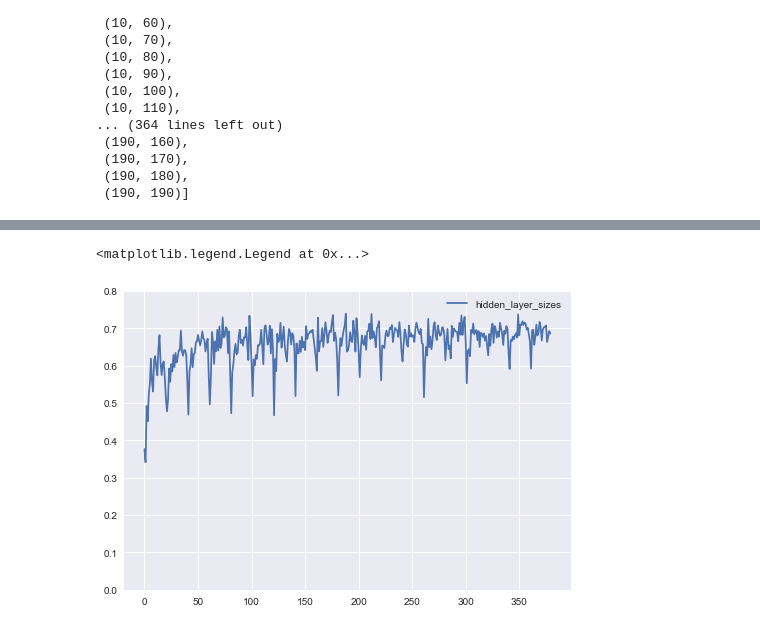
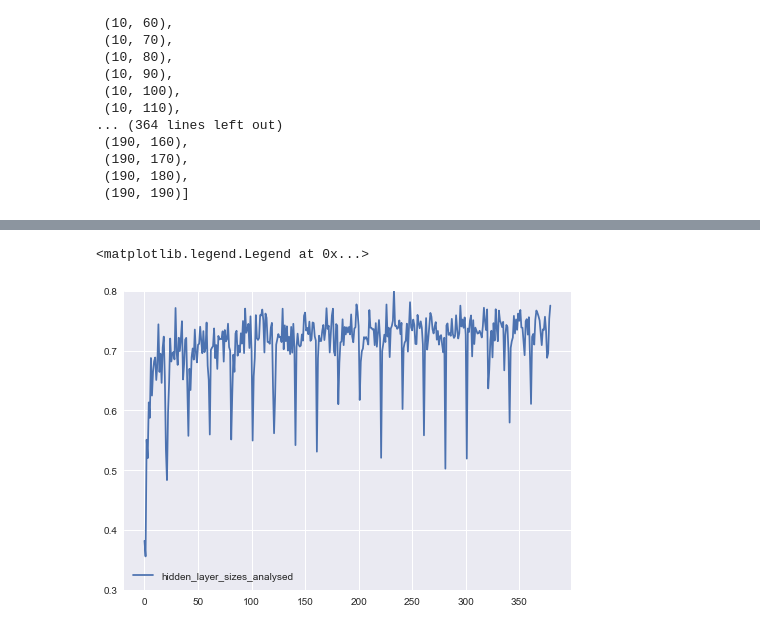
Before and after one commit to Asifadam93/UserActivityRecognition, a Jupyter notebook: Notebook_python/Dataset Analyse NPU.ipynb, the cells around one changed output, grey strips where cells are left out. Saved outputs shown, nothing was run; the diff lists cells and outputs as text; code cells hidden in the pictures.

Commit message:
NPU avec données analysées

```diff
--- a/Notebook_python/Dataset Analyse NPU.ipynb
+++ b/Notebook_python/Dataset Analyse NPU.ipynb
@@ -37,0 +266,12 @@ Name: Action, dtype: int64
+# %%
+clf = MLPClassifier(activation='relu', alpha=0.0001, batch_size='auto', beta_1=0.9,
+       beta_2=0.999, early_stopping=False, epsilon=1e-08,
+       hidden_layer_sizes=(95, 71), learning_rate='constant',
+       learning_rate_init=0.001, max_iter=200, momentum=0.9,
+       nesterovs_momentum=True, power_t=0.5, random_state=None,
+       shuffle=True, solver='adam', tol=0.0001, validation_fraction=0.1,
+       verbose=False, warm_start=False)
+clf.fit(source_train, cible_train.values.ravel())
+# %%
+for i in range(0,10):
+    print("prédit : ", clf.predict(source_test.values[i]),"\n attendu : ",cible_test.values[i])
@@ -37,0 +280,3 @@ Name: Action, dtype: int64
+# %%
+# cration d'un jeu de données de test et d'entrainement
+source_train_analysed, source_test_analysed, cible_train_analysed, cible_test_analysed = train_test_split(source_analysed, cible_analysed, test_size=0.7)
@@ -76,10 +410,6 @@ hidden_layer_sizes
  (190, 180),
  (190, 190)]
 # %%
-from sklearn.neural_network import MLPClassifier
-from sklearn.metrics import classification_report
-
-
 # Configuration des paramètres que l'on souhaite tester
 tuned_parameters = [{
    'hidden_layer_sizes': hidden_layer_sizes
@@ -92,18 +422,18 @@ for score in scores:
     print("# Tuning hyper-parameters for %s" % score)
     print()
 
-    clf = GridSearchCV(MLPClassifier(), tuned_parameters, cv=5, scoring=score,verbose=2)
-    clf.fit(source_train, cible_train.values.ravel())
+    clf_analysed = GridSearchCV(MLPClassifier(), tuned_parameters, cv=5, scoring=score,verbose=2)
+    clf_analysed.fit(source_train_analysed, cible_train_analysed.values.ravel())
 
 
     print("Best parameters set found on development set:")
     print()
-    print(clf.best_estimator_)
+    print(clf_analysed.best_estimator_)
 
     print()
     print("Grid scores on development set:")
     print()
-    for params, mean_score, scores in clf.grid_scores_:
+    for params, mean_score, scores in clf_analysed.grid_scores_:
 
         print("%0.3f (+/-%0.03f) for %r"
               % (mean_score, scores.std() / 2, params))
@@ -111,8 +441,8 @@ for score in scores:
 
     print("Detailed classification report:")
     print()
-    cible_true, cible_pred = cible_test, clf.predict(source_test)
-    print(classification_report(cible_true, cible_pred))
+    cible_true_analysed, cible_pred_analysed = cible_test_analysed, clf_analysed.predict(source_test_analysed)
+    print(classification_report(cible_true_analysed, cible_pred_analysed))
     print()
 # %% [output]
 # Tuning hyper-parameters for accuracy
@@ -160,27 +492,27 @@ Se lever (depuis position allongée)       0.66      0.79      0.72        34
 # %%
 %matplotlib inline
 import matplotlib.pyplot as plt
 import seaborn; seaborn.set()
 import numpy as np
 
 
 # Configuration des valeurs utilisées sur l'axe des abscisses
 
-scores = [ mean_score.mean() for params, mean_score, mean_score in clf.grid_scores_ ]
+scores_analysed = [ mean_score.mean() for params, mean_score, mean_score in clf_analysed.grid_scores_ ]
 
 
 # Configuration de la présentation des axes
-plt.ylim([0,0.8])
+plt.ylim([0.3,0.8])
 
 axes = plt.gca()
 
 
 
 
 
-plt.plot(scores)
-plt.legend(['hidden_layer_sizes'])
+plt.plot(scores_analysed)
+plt.legend(['hidden_layer_sizes_analysed'])
 # %% [output]
 <matplotlib.legend.Legend at 0x...>
-[figure, old version]
+[figure, new version]
 # %%
```
Also changed, not shown: parts of 11 cells of this notebook, 1 other file.
